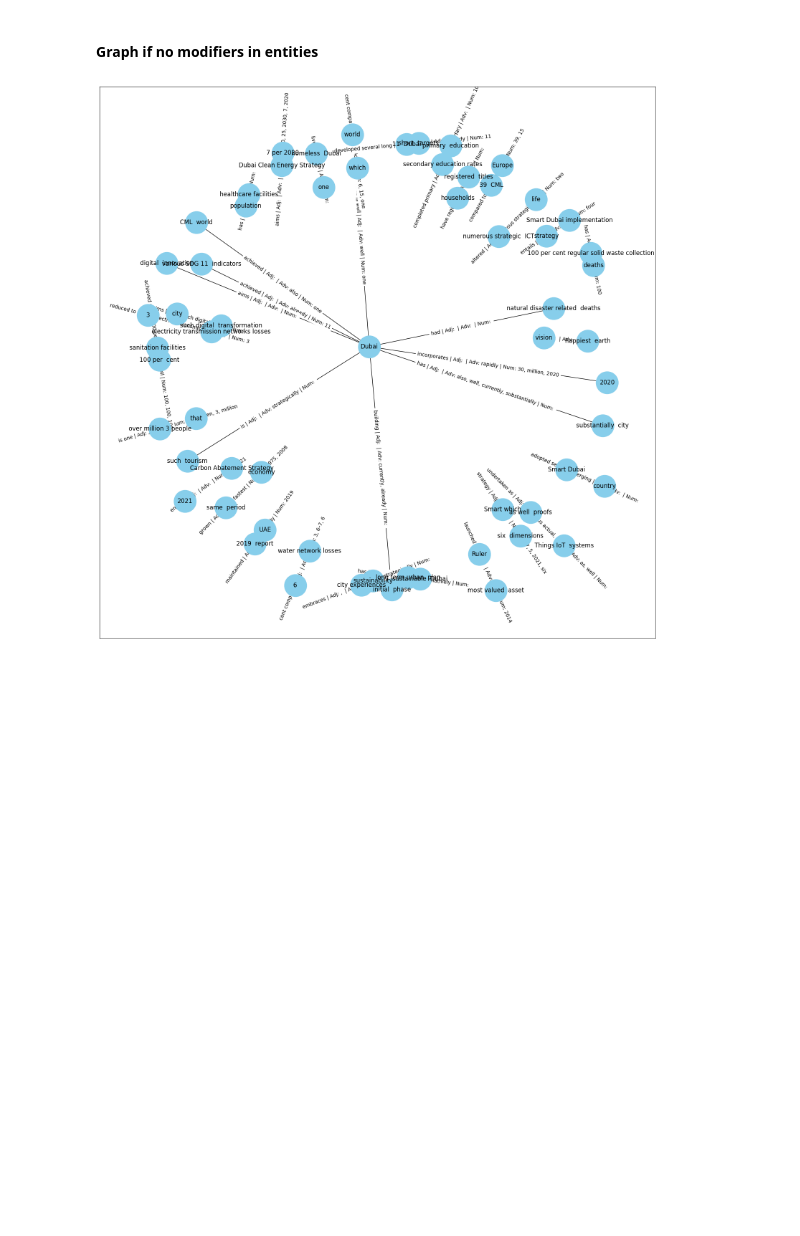
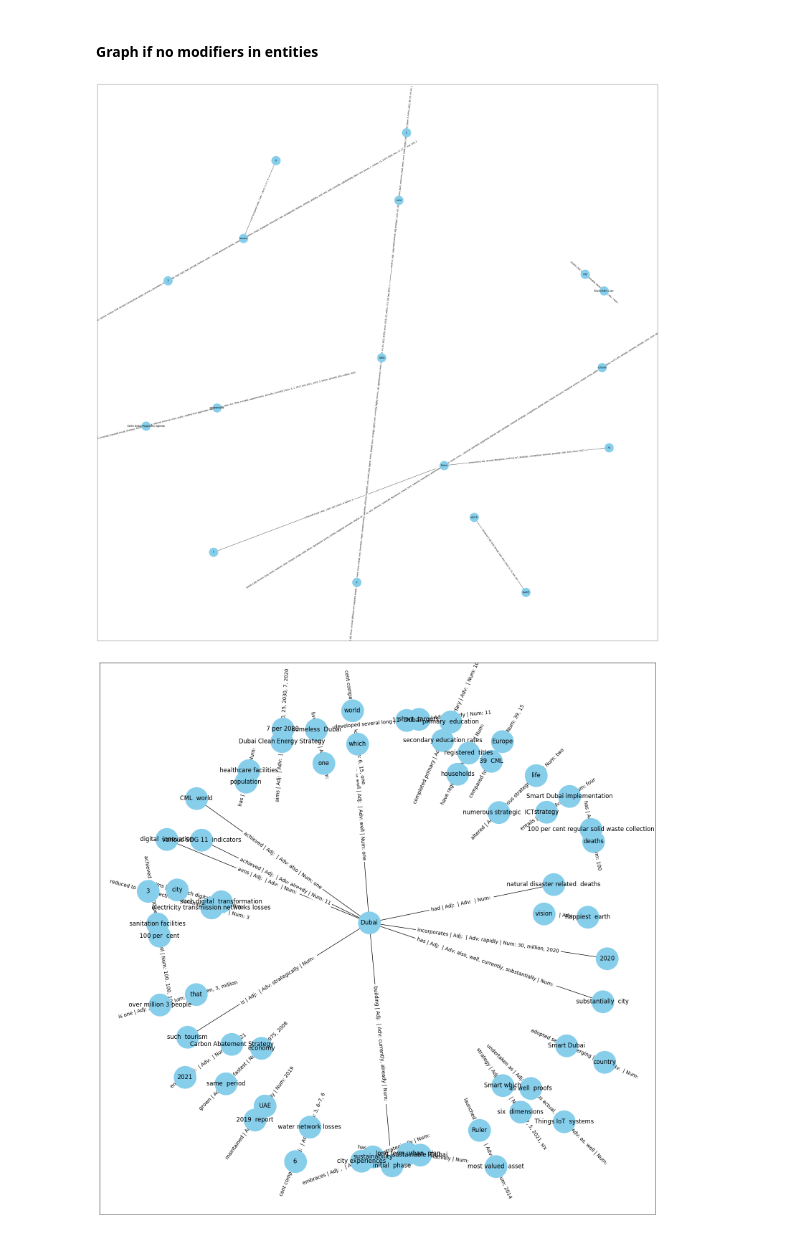
Before and after one commit to Secret-Ambush/Entity-Relation-Extraction, a Jupyter notebook: attribute_extraction.ipynb, the cells around one changed output. Saved outputs shown, nothing was run; the diff lists cells and outputs as text; code cells hidden in the pictures; blank space fills up the shorter version.

Commit message:
prompt checking

```diff
--- a/attribute_extraction.ipynb
+++ b/attribute_extraction.ipynb
@@ -65,8 +65,8 @@ chosen_lines = []
 
 def interpret_command_with_chatgpt(sentences):
     try:
-        prompt_text = f"""I have extracted text from a PDF document which includes some sentences that seem incoherent or appear to be part of the header, page number, page title, or image descriptions.
-        This is a list of sentences {sentences} from the document. Please review each sentence and remove any that do not form a coherent part of the main text.
+        prompt_text = f"""I have extracted text from a PDF document which includes some sentences that seem incoherent or appear to be part of the header, page number, page title, pdf links, website urls or image descriptions.
+        This is a list of sentences {sentences} from the document. Please review each sentence and remove any sentences that are not coherent.
         Return only the coherent and relevant sentences, as bullet points (-)
         """
         # Call to the OpenAI API
@@ -114,7 +114,7 @@ def read_pdf_lines(pdf_path, page_number):
 
 pdf_path = 'a-better-world-vol-5_sdo.pdf'
 
-for page_number in range(0,1):
+for page_number in range(0,3):
     read_pdf_lines(pdf_path, page_number)
 
 print(chosen_lines)
@@ -642,7 +662,7 @@ er_info = process_entity_relations(entity_pairs, relations)
 # %% [markdown]
 The dictionary er_info created is being stored in a text file format.
 # %%
-dictfile = open('dubai_with_attr_no_modifier_in_entity.txt', 'w')
+dictfile = open('whole_dubai_with_attr_no_modifier_in_entity.txt', 'w')
 dictfile.write("SNO, Entity1, Entity2, Relation, Relation Type\n")
 for i in range(len(er_info)):
     dictfile.write(str(i+1) + ", " + er_info[i]["entity1"] + ", " + er_info[i]["entity2"] + ", " + er_info[i]["relation"] + ", " + er_info[i]["relation type"] + "\n")
@@ -671,6 +691,26 @@ kg_df= pd.DataFrame({
 # Knowledge Graph Generation
 # %% [markdown]
 #### Graph if no modifiers in entities
+# %%
+G = nx.from_pandas_edgelist(kg_df, "source", "target",
+                            edge_attr=True, create_using=nx.MultiDiGraph())
+
+plt.figure(figsize=(20,20))
+
+pos = nx.spring_layout(G)
+
+nx.draw_networkx_nodes(G, pos, node_color='skyblue', node_size=2000)
+nx.draw_networkx_edges(G, pos, arrowstyle='-|>', arrowsize=10)
+nx.draw_networkx_labels(G, pos)
+
+edge_labels = {(u, v): f"{d['edge']} | Adj: {', '.join(d['adjectives'])} | Adv: {', '.join(d['adverbs'])} | Num: {', '.join(d['numbers'])}"
+               for u, v, d in G.edges(data=True)}
+
+nx.draw_networkx_edge_labels(G, pos, edge_labels=edge_labels)
+
+plt.show()
+# %% [output]
+[figure, added]
 # %%
 G = nx.from_pandas_edgelist(kg_df2, "source", "target",
                             edge_attr=True, create_using=nx.MultiDiGraph())
```
Also changed, not shown: parts of 3 cells of this notebook, 2 other files.
